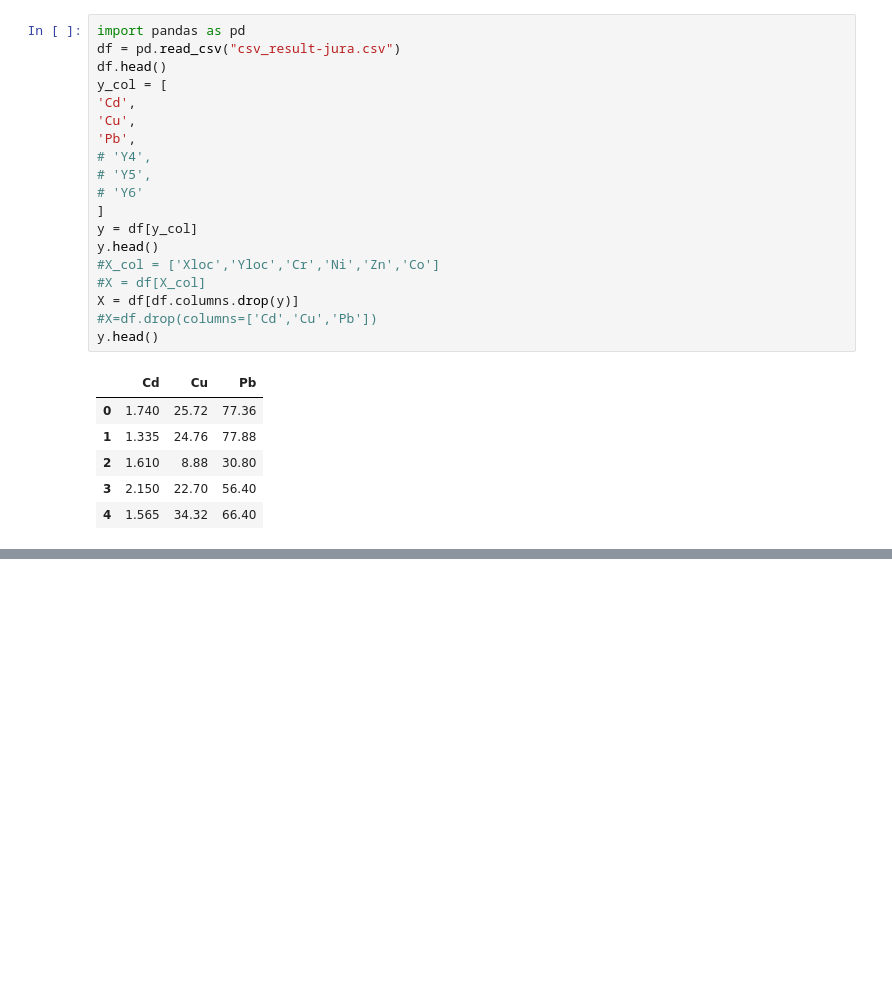
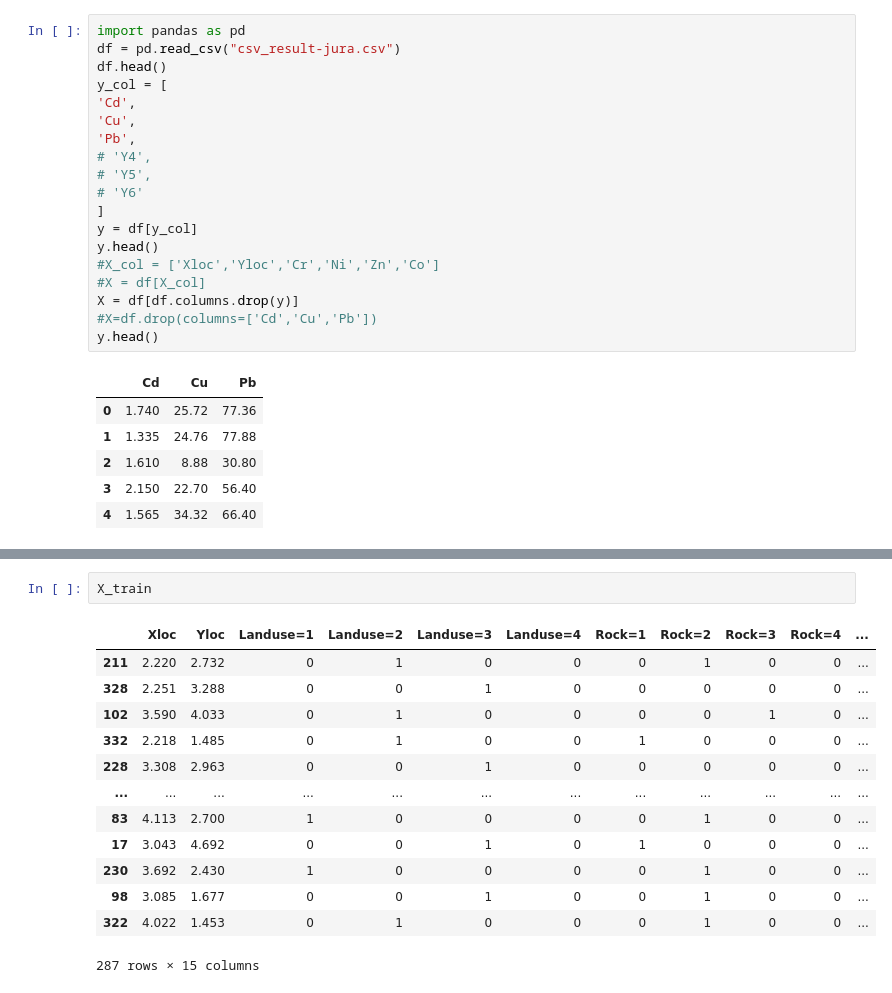
Before and after one commit to hanafimajid/tpot-mtr, a Jupyter notebook: jura.ipynb, the cells around one changed output, grey strips where cells are left out. Drawn from its saved outputs; the diff is of its cells as text; blank space fills up the shorter version.

```diff
--- a/jura.ipynb
+++ b/jura.ipynb
@@ -140,0 +74,16 @@ X_test = X_test_scaled
+# %%
+X_train
+# %% [output]
+|  | Xloc | Yloc | Landuse=1 | Landuse=2 | Landuse=3 | Landuse=4 | Rock=1 | Rock=2 | Rock=3 | Rock=4 | ... |
+| 211 | 2.220 | 2.732 | 0 | 1 | 0 | 0 | 0 | 1 | 0 | 0 | ... |
+| 328 | 2.251 | 3.288 | 0 | 0 | 1 | 0 | 0 | 0 | 0 | 0 | ... |
+| 102 | 3.590 | 4.033 | 0 | 1 | 0 | 0 | 0 | 0 | 1 | 0 | ... |
+| 332 | 2.218 | 1.485 | 0 | 1 | 0 | 0 | 1 | 0 | 0 | 0 | ... |
+| 228 | 3.308 | 2.963 | 0 | 0 | 1 | 0 | 0 | 0 | 0 | 0 | ... |
+| ... | ... | ... | ... | ... | ... | ... | ... | ... | ... | ... | ... |
+| 83 | 4.113 | 2.700 | 1 | 0 | 0 | 0 | 0 | 1 | 0 | 0 | ... |
+| 17 | 3.043 | 4.692 | 0 | 0 | 1 | 0 | 1 | 0 | 0 | 0 | ... |
+| 230 | 3.692 | 2.430 | 1 | 0 | 0 | 0 | 0 | 1 | 0 | 0 | ... |
+| 98 | 3.085 | 1.677 | 0 | 0 | 1 | 0 | 0 | 1 | 0 | 0 | ... |
+| 322 | 4.022 | 1.453 | 0 | 1 | 0 | 0 | 0 | 1 | 0 | 0 | ... |
+287 rows × 15 columns
```
Also changed, not shown: parts of 19 cells of this notebook.
